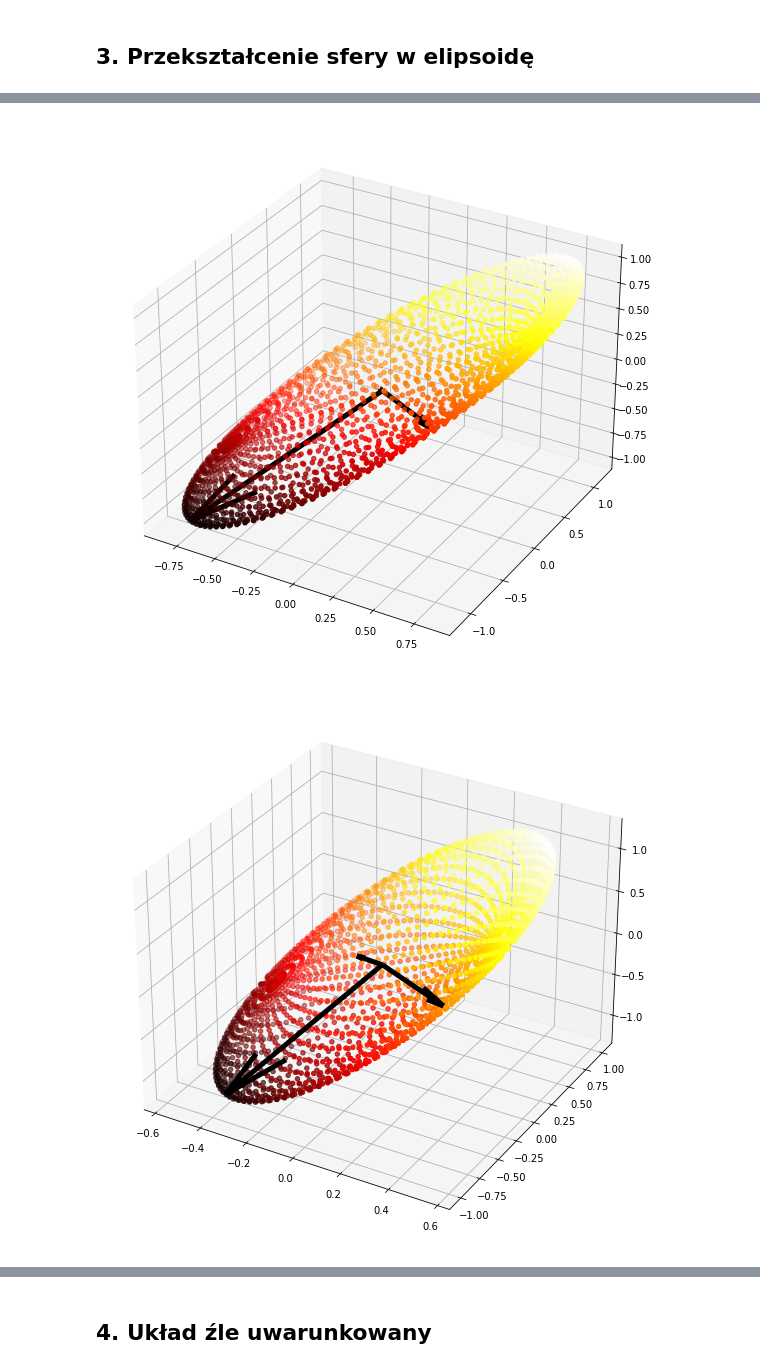
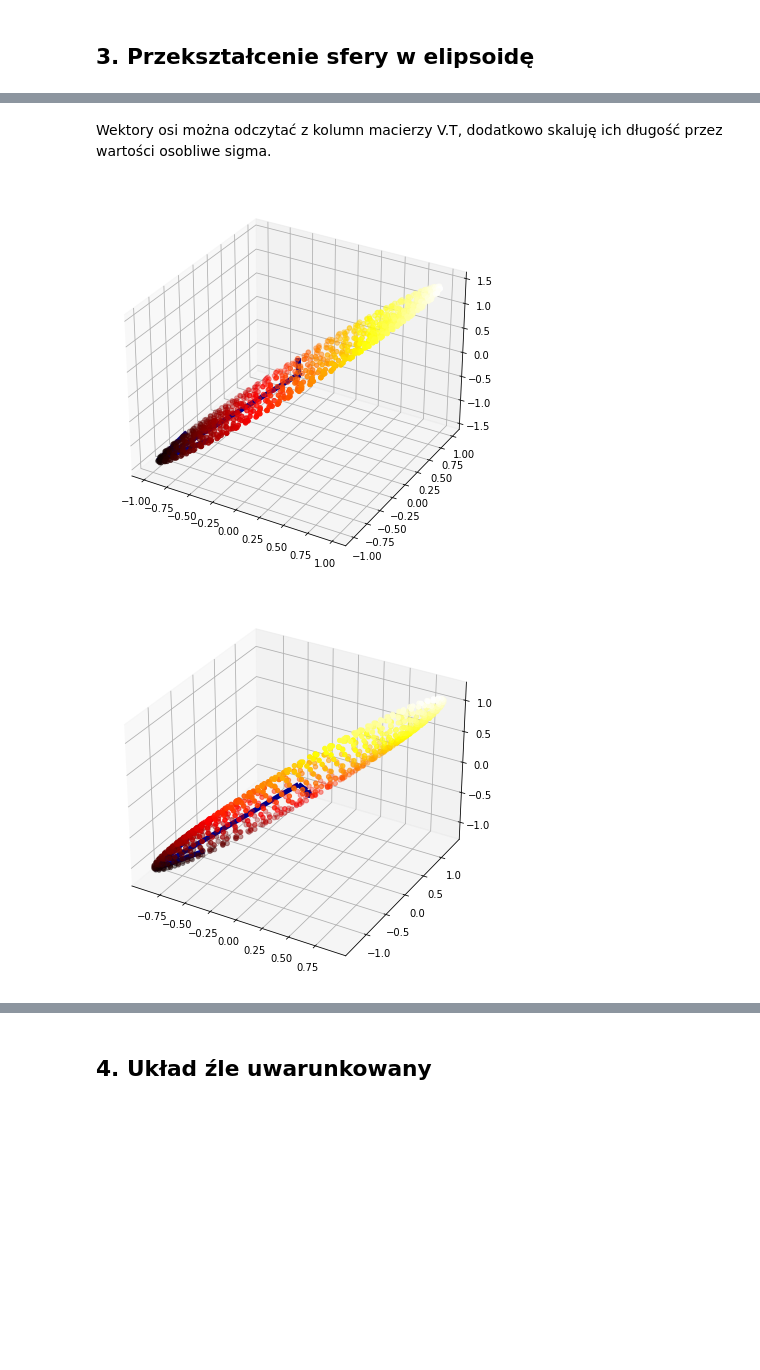
Before and after one commit to mhawryluk/mownit, a Jupyter notebook: lab6/lab6.ipynb, the cells around one changed output, grey strips where cells are left out. Saved outputs shown, nothing was run; the diff lists cells and outputs as text; code cells hidden in the pictures; blank space fills up the shorter version.

```diff
--- a/lab6/lab6.ipynb
+++ b/lab6/lab6.ipynb
@@ -276,16 +283,14 @@ def get_sphere_points(n):
     y = lambda s, t: np.sin(s)*np.sin(t)
     z = lambda s, t: np.cos(t)
 
-    return np.array([[x(s, t) for s in ss for t in ts],
-                     [y(s, t) for s in ss for t in ts],
-                     [z(s, t) for s in ss for t in ts]])
+    return np.array([[x(s, t), y(s, t), z(s, t)] for s in ss for t in ts])
 
 def plot_sphere_points(points):
     fig = plt.figure(figsize=(15, 7))
     ax = fig.add_subplot(111, projection='3d')
-    ax.scatter(points[0], points[1], points[2], c=points[2], cmap=plt.get_cmap('hot'))
+    ax.scatter(points[:,0], points[:,1], points[:,2], c=points[:,2], cmap=plt.get_cmap('hot'))
     plt.show()
 # %%
-points = get_sphere_points(50)
+points = get_sphere_points(30)
 plot_sphere_points(points)
 # %% [output]
@@ -309,24 +314,24 @@ plot_sphere_points(A3 @ points)
+# %% [markdown]
+Wektory osi można odczytać z kolumn macierzy V.T, dodatkowo skaluję ich długość przez wartości osobliwe sigma.
 # %%
-def plot_svd(u, s, points, A):
-    points = A @ points
-    vectors =u @ np.diag(s)
+def plot_svd(u, sigma, v, points, A):
+    points = points.copy() @ A
+    axes =  np.diag(sigma) @ v
 
-    fig = plt.figure(figsize = (10, 10))
-    ax = fig.gca(projection='3d')
-
-    ax.scatter(points[0], points[1], points[2], c=points[2], cmap=plt.get_cmap('hot'))
-    ax.quiver(0, 0, 0, vectors[0], vectors[1], vectors[2], color='black', linewidth=5)
-
+    fig = plt.figure(figsize = (15, 7))
+    ax = fig.add_subplot(111, projection='3d')
+    ax.scatter(points[:,0], points[:,1], points[:,2], c=points[:,2], cmap=plt.get_cmap('hot'))
+    ax.quiver(0, 0, 0, axes[:,0], axes[:,1], axes[:,2], color='darkblue', linewidth=5)
     plt.show()
 # %%
-u1, s1, v1 = np.linalg.svd(A1)
-plot_svd(u1, s1, points, A1)
+u1, sigma1, v1 = np.linalg.svd(A1)
+plot_svd(u1, sigma1, v1, points, A1)
 
-u2, s2, v2 = np.linalg.svd(A2)
-plot_svd(u2, s2, points, A2)
+u2, sigma2, v2 = np.linalg.svd(A2)
+plot_svd(u2, sigma2, v2, points, A2)
 
-u3, s3, v3 = np.linalg.svd(A3)
-plot_svd(u3, s3, points, A3)
+u3, sigma3, v3 = np.linalg.svd(A3)
+plot_svd(u3, sigma3, v3, points, A3)
 # %% [output]
-[figure, old version]
+[figure, new version]
-[figure, old version]
+[figure, new version]
```
Also changed, not shown: parts of 41 cells of this notebook.
